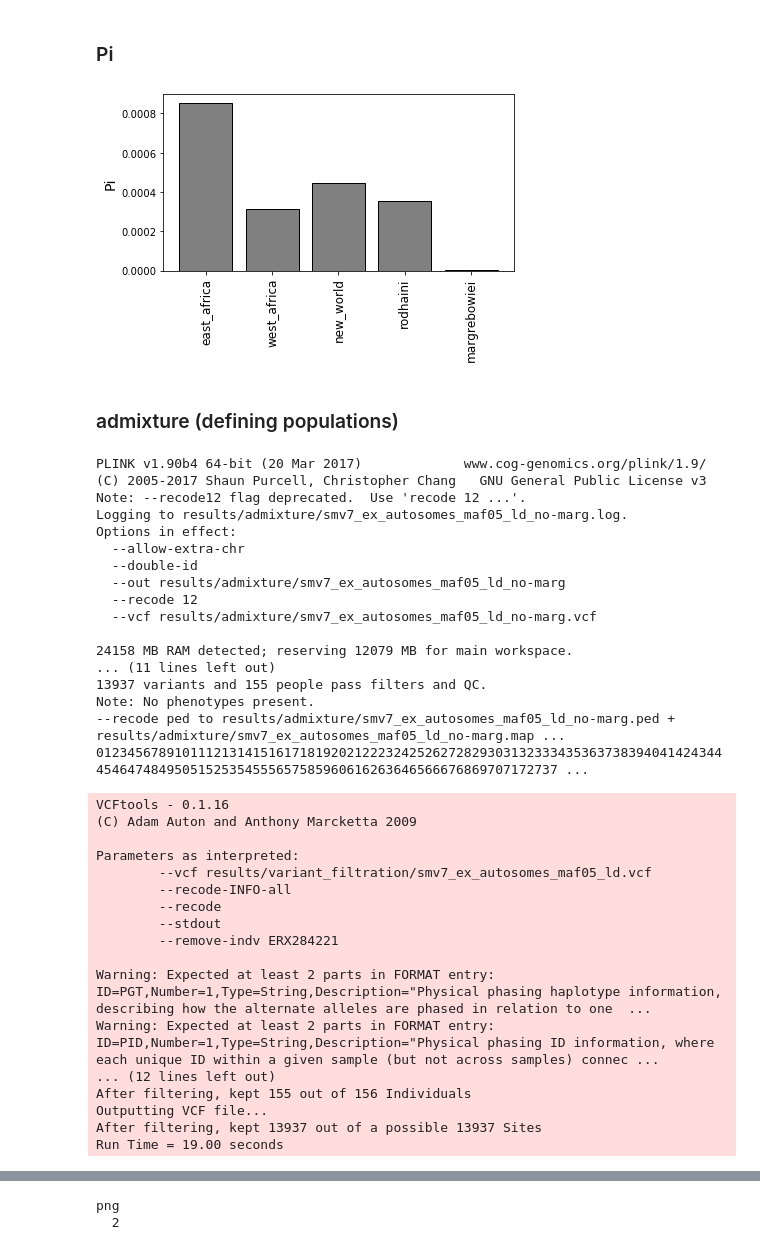
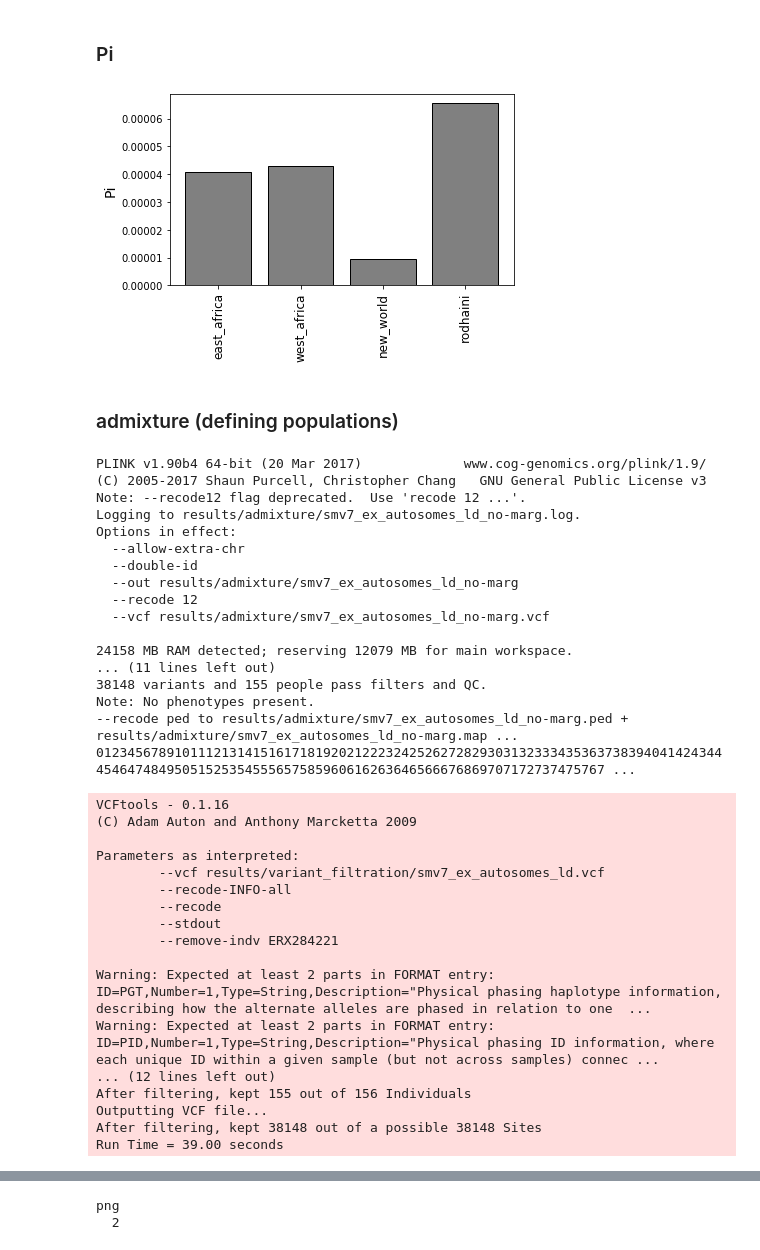
Before and after one commit to nealplatt/sch_man_nwinvasion, a Jupyter notebook: sch_man_nwinvasion.ipynb, the cells around one changed output, grey strips where cells are left out. Cells and saved outputs as stored; diff of their text form; code cells hidden in the pictures.

Commit message:
updating filtering to avoid any maf biases

```diff
--- a/sch_man_nwinvasion.ipynb
+++ b/sch_man_nwinvasion.ipynb
@@ -654,7 +884,7 @@ with open('data/genomes/Smansoni_v7.fa.fai','r') as sm_fai:
 import allel
 
 #read in the vcf data
-sm_callset=allel.read_vcf('results/variant_filtration/smv7_ex_autosomes_maf05.vcf')
+sm_callset=allel.read_vcf('results/variant_filtration/smv7_ex_autosomes.vcf')
 sm_gt=allel.GenotypeArray(sm_callset['calldata/GT'])
 
 #get allele counts for each locus
@@ -708,36 +938,36 @@ import numpy as np
 #init empty dict of pis and mean pairwise distances
 pis={}
 
-pops=["east_africa", "west_africa", "new_world", "rodhaini", "margrebowiei"]
+pops=["east_africa", "west_africa", "new_world", "rodhaini"]
 
 x_labels=[]
 y_pis=[]
 
 #calculate pi
 for pop in pops:
     mpwd     = allel.mean_pairwise_difference(pop_ac[pop], fill=0)
     pis[pop] = np.sum(mpwd) / accessible_bps
 
     y_pis.append(pis[pop])
     x_labels.append(pop)
 
 #plot
 plt.bar(x=list(range(0,len(pops))),
         height=y_pis,
         color="grey",
         edgecolor="black",
         tick_label=x_labels
         )
 plt.xticks(rotation =  90, fontsize=12)
 plt.xticks(fontsize=12)
 plt.ylabel("Pi", fontsize=14)
 
 plt.tight_layout()
 
 plt.savefig("results/pi/pi.svg", format="svg")
 plt.savefig("results/pi/i.png",  format="png")
 # %% [output]
-[figure, old version]
+[figure, new version]
 # %% [markdown]
 ### admixture (defining populations)
 # %%
@@ -750,23 +980,23 @@ fi
 mkdir results/admixture
 
 vcftools \
-    --vcf results/variant_filtration/smv7_ex_autosomes_maf05_ld.vcf \
+    --vcf results/variant_filtration/smv7_ex_autosomes_ld.vcf \
     --remove-indv ERX284221 \
     --stdout \
     --recode \
     --recode-INFO-all \
-    >results/admixture/smv7_ex_autosomes_maf05_ld_no-marg.vcf
+    >results/admixture/smv7_ex_autosomes_ld_no-marg.vcf
 
 #convert to ped 1/2 format
 plink \
-    --vcf results/admixture/smv7_ex_autosomes_maf05_ld_no-marg.vcf \
-    --out results/admixture/smv7_ex_autosomes_maf05_ld_no-marg \
+    --vcf results/admixture/smv7_ex_autosomes_ld_no-marg.vcf \
+    --out results/admixture/smv7_ex_autosomes_ld_no-marg \
     --double-id \
     --recode12 \
     --allow-extra-chr
 
 #create a sample list (for plotting)
-grep "#" results/admixture/smv7_ex_autosomes_maf05_ld_no-marg.vcf \
+grep "#" results/admixture/smv7_ex_autosomes_ld_no-marg.vcf \
     | tail -n1 \
     | cut -f10- \
     | sed 's/\t/\n/g' \
@@ -775,25 +1005,25 @@ grep "#" results/admixture/smv7_ex_autosomes_maf05_ld_no-marg.vcf \
 PLINK v1.90b4 64-bit (20 Mar 2017)             www.cog-genomics.org/plink/1.9/
 (C) 2005-2017 Shaun Purcell, Christopher Chang   GNU General Public License v3
 Note: --recode12 flag deprecated.  Use 'recode 12 ...'.
-Logging to results/admixture/smv7_ex_autosomes_maf05_ld_no-marg.log.
+Logging to results/admixture/smv7_ex_autosomes_ld_no-marg.log.
 Options in effect:
   --allow-extra-chr
   --double-id
-  --out results/admixture/smv7_ex_autosomes_maf05_ld_no-marg
+  --out results/admixture/smv7_ex_autosomes_ld_no-marg
   --recode 12
-  --vcf results/admixture/smv7_ex_autosomes_maf05_ld_no-marg.vcf
+  --vcf results/admixture/smv7_ex_autosomes_ld_no-marg.vcf
 
 24158 MB RAM detected; reserving 12079 MB for main workspace.
 ... (11 lines left out)
-13937 variants and 155 people pass filters and QC.
+38148 variants and 155 people pass filters and QC.
 Note: No phenotypes present.
---recode ped to results/admixture/smv7_ex_autosomes_maf05_ld_no-marg.ped +
-results/admixture/smv7_ex_autosomes_maf05_ld_no-marg.map ... 0123456789101112131415161718192021222324252627282930313233343536373839404142434445464748495051525354555657585960616263646566676869707172737 ...
+--recode ped to results/admixture/smv7_ex_autosomes_ld_no-marg.ped +
+results/admixture/smv7_ex_autosomes_ld_no-marg.map ... 0123456789101112131415161718192021222324252627282930313233343536373839404142434445464748495051525354555657585960616263646566676869707172737475767 ...
 VCFtools - 0.1.16
 (C) Adam Auton and Anthony Marcketta 2009
 
 Parameters as interpreted:
-        --vcf results/variant_filtration/smv7_ex_autosomes_maf05_ld.vcf
+        --vcf results/variant_filtration/smv7_ex_autosomes_ld.vcf
         --recode-INFO-all
         --recode
         --stdout
@@ -804,8 +1034,8 @@ Warning: Expected at least 2 parts in FORMAT entry: ID=PID,Number=1,Type=String,
 ... (12 lines left out)
 After filtering, kept 155 out of 156 Individuals
 Outputting VCF file...
-After filtering, kept 13937 out of a possible 13937 Sites
-Run Time = 19.00 seconds
+After filtering, kept 38148 out of a possible 38148 Sites
+Run Time = 39.00 seconds
 # %%
 %%bash
 
```
Also changed, not shown: parts of 39 cells of this notebook, 1 other file.
